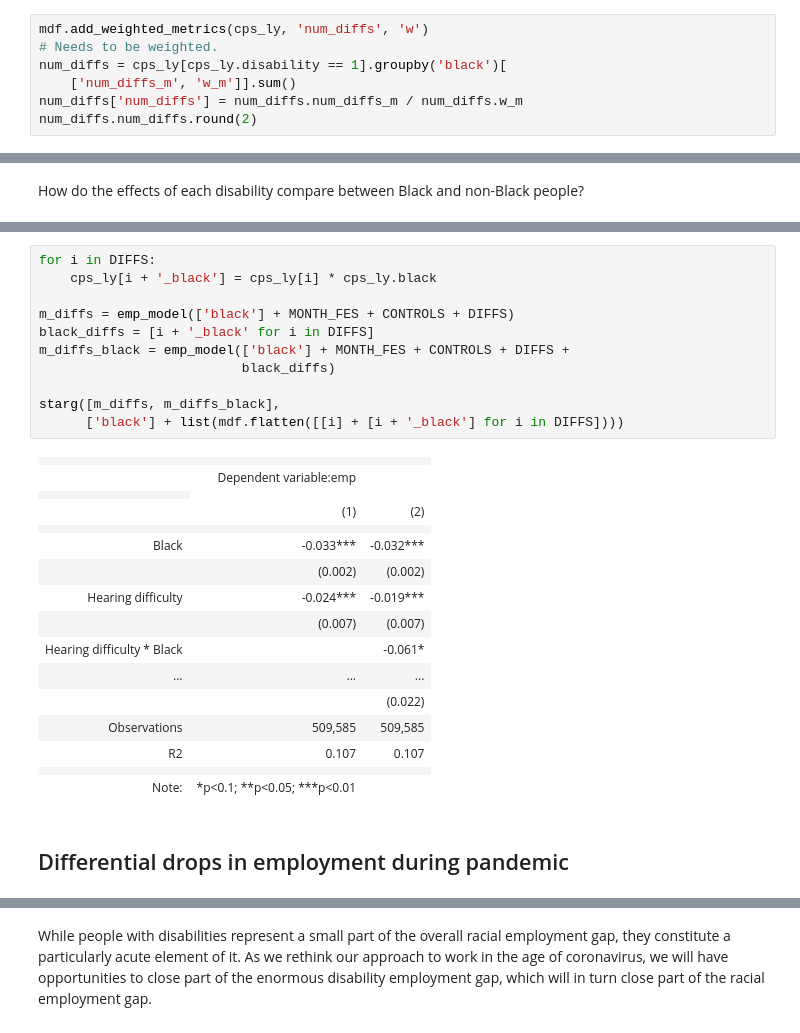
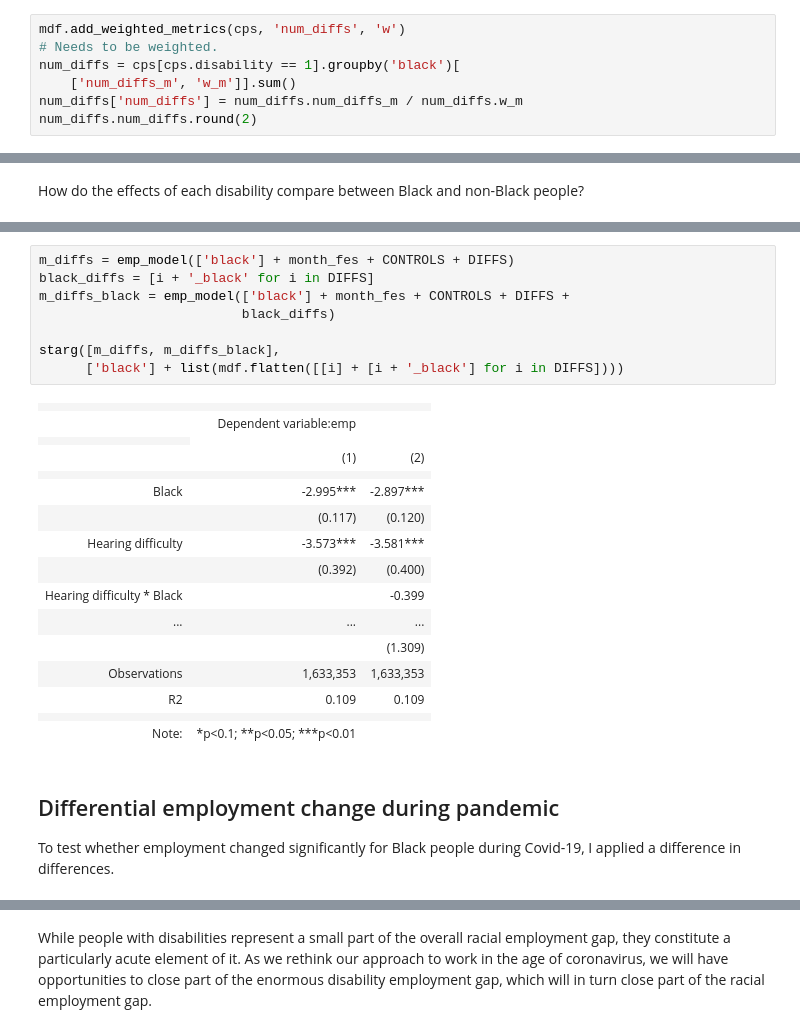
Before and after one commit to MaxGhenis/maxghenis.com, a Jupyter notebook: jupyterbook/blog/20200625/black_disability_employment.ipynb, the cells around one changed output, grey strips where cells are left out. Drawn from its saved outputs; the diff is of its cells as text.

```diff
--- a/jupyterbook/blog/20200625/black_disability_employment.ipynb
+++ b/jupyterbook/blog/20200625/black_disability_employment.ipynb
@@ -372,9 +355,9 @@ Which disabilities are Black people more likely to have?
 
 Black Americans are [30 percent more likely](https://minorityhealth.hhs.gov/omh/browse.aspx?lvl=4&lvlid=25) to be obese.
 # %%
-mdf.add_weighted_metrics(cps_ly, 'num_diffs', 'w')
+mdf.add_weighted_metrics(cps, 'num_diffs', 'w')
 # Needs to be weighted.
-num_diffs = cps_ly[cps_ly.disability == 1].groupby('black')[
+num_diffs = cps[cps.disability == 1].groupby('black')[
     ['num_diffs_m', 'w_m']].sum()
 num_diffs['num_diffs'] = num_diffs.num_diffs_m / num_diffs.w_m
 num_diffs.num_diffs.round(2)
@@ -459,31 +416,31 @@ cps_ly
 # %%
-for i in DIFFS:
-    cps_ly[i + '_black'] = cps_ly[i] * cps_ly.black
-
-m_diffs = emp_model(['black'] + MONTH_FES + CONTROLS + DIFFS)
+m_diffs = emp_model(['black'] + month_fes + CONTROLS + DIFFS)
 black_diffs = [i + '_black' for i in DIFFS]
-m_diffs_black = emp_model(['black'] + MONTH_FES + CONTROLS + DIFFS +
+m_diffs_black = emp_model(['black'] + month_fes + CONTROLS + DIFFS +
                           black_diffs)
 
 starg([m_diffs, m_diffs_black],
       ['black'] + list(mdf.flatten([[i] + [i + '_black'] for i in DIFFS])))
 # %% [output]
 |  |  |  |
 |  | Dependent variable:emp |  |
 |  |
 |  | (1) | (2) |
 |  |  |  |
-| Black | -0.033*** | -0.032*** |
-|  | (0.002) | (0.002) |
-| Hearing difficulty | -0.024*** | -0.019*** |
-|  | (0.007) | (0.007) |
-| Hearing difficulty * Black |  | -0.061* |
+| Black | -2.995*** | -2.897*** |
+|  | (0.117) | (0.120) |
+| Hearing difficulty | -3.573*** | -3.581*** |
+|  | (0.392) | (0.400) |
+| Hearing difficulty * Black |  | -0.399 |
 | ... | ... | ... |
-|  |  | (0.022) |  |  |  |
-| Observations | 509,585 | 509,585 |
-| R2 | 0.107 | 0.107 |
+|  |  | (1.309) |  |  |  |
+| Observations | 1,633,353 | 1,633,353 |
+| R2 | 0.109 | 0.109 |
 |  |  |  |
 | Note: | *p<0.1; **p<0.05; ***p<0.01 |  |
-# %% [markdown]
-## Differential drops in employment during pandemic
+# %% [markdown]
+## Differential employment change during pandemic
+
+To test whether employment changed significantly for Black people during Covid-19,
+I applied a difference in differences.
 # %%
```
Also changed, not shown: parts of 13 cells of this notebook.
